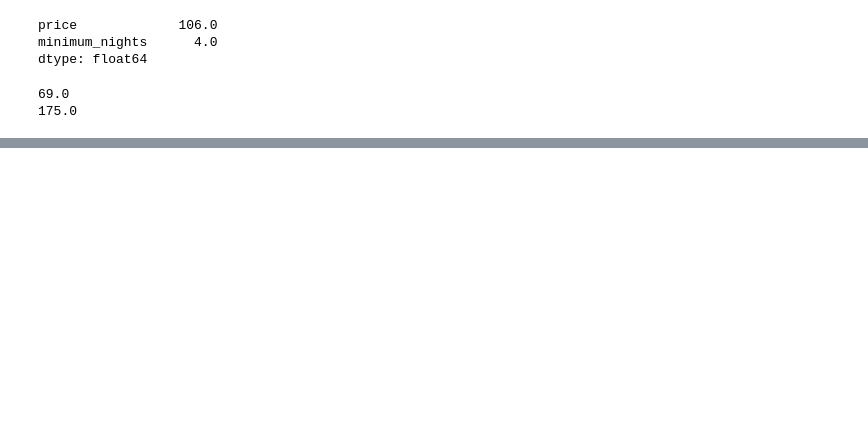
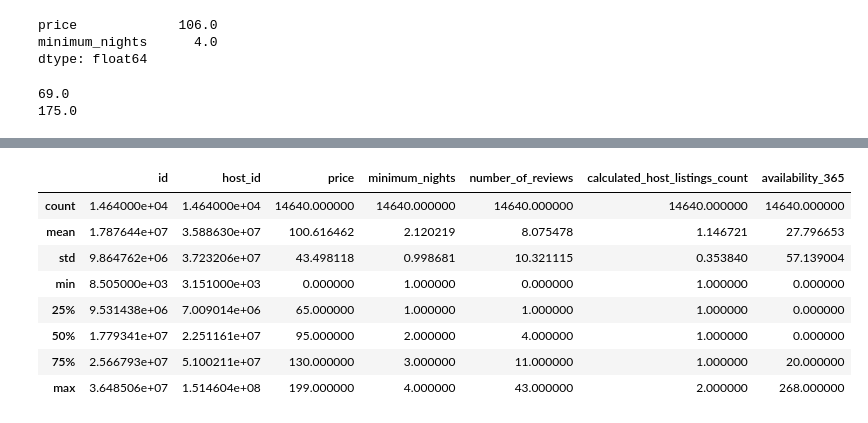
Before and after one commit to sidd7936/Data-Science-Notebooks, a Jupyter notebook: AB_NYC/EDA.ipynb, the cells around one changed output, grey strips where cells are left out. Saved outputs shown, nothing was run; the diff lists cells and outputs as text; code cells hidden in the pictures; blank space fills up the shorter version.

```diff
--- a/AB_NYC/EDA.ipynb
+++ b/AB_NYC/EDA.ipynb
@@ -252,0 +310,12 @@ print(df['price'].quantile(0.75))
+# %%
+df_out_new.describe()
+# %% [output]
+|  | id | host_id | price | minimum_nights | number_of_reviews | calculated_host_listings_count | availability_365 |
+| count | 1.464000e+04 | 1.464000e+04 | 14640.000000 | 14640.000000 | 14640.000000 | 14640.000000 | 14640.000000 |
+| mean | 1.787644e+07 | 3.588630e+07 | 100.616462 | 2.120219 | 8.075478 | 1.146721 | 27.796653 |
+| std | 9.864762e+06 | 3.723206e+07 | 43.498118 | 0.998681 | 10.321115 | 0.353840 | 57.139004 |
+| min | 8.505000e+03 | 3.151000e+03 | 0.000000 | 1.000000 | 0.000000 | 1.000000 | 0.000000 |
+| 25% | 9.531438e+06 | 7.009014e+06 | 65.000000 | 1.000000 | 1.000000 | 1.000000 | 0.000000 |
+| 50% | 1.779341e+07 | 2.251161e+07 | 95.000000 | 2.000000 | 4.000000 | 1.000000 | 0.000000 |
+| 75% | 2.566793e+07 | 5.100211e+07 | 130.000000 | 3.000000 | 11.000000 | 1.000000 | 20.000000 |
+| max | 3.648506e+07 | 1.514604e+08 | 199.000000 | 4.000000 | 43.000000 | 2.000000 | 268.000000 |
```
Also changed, not shown: parts of 34 cells of this notebook.
